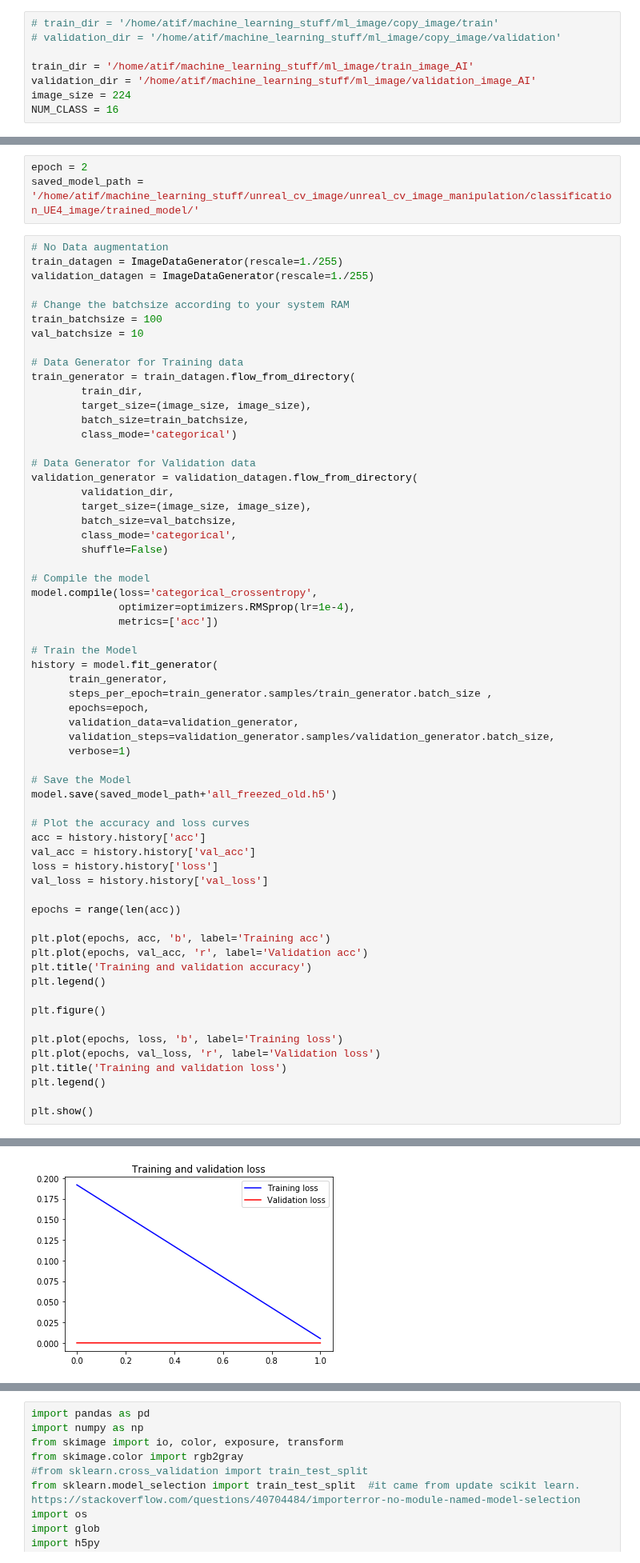
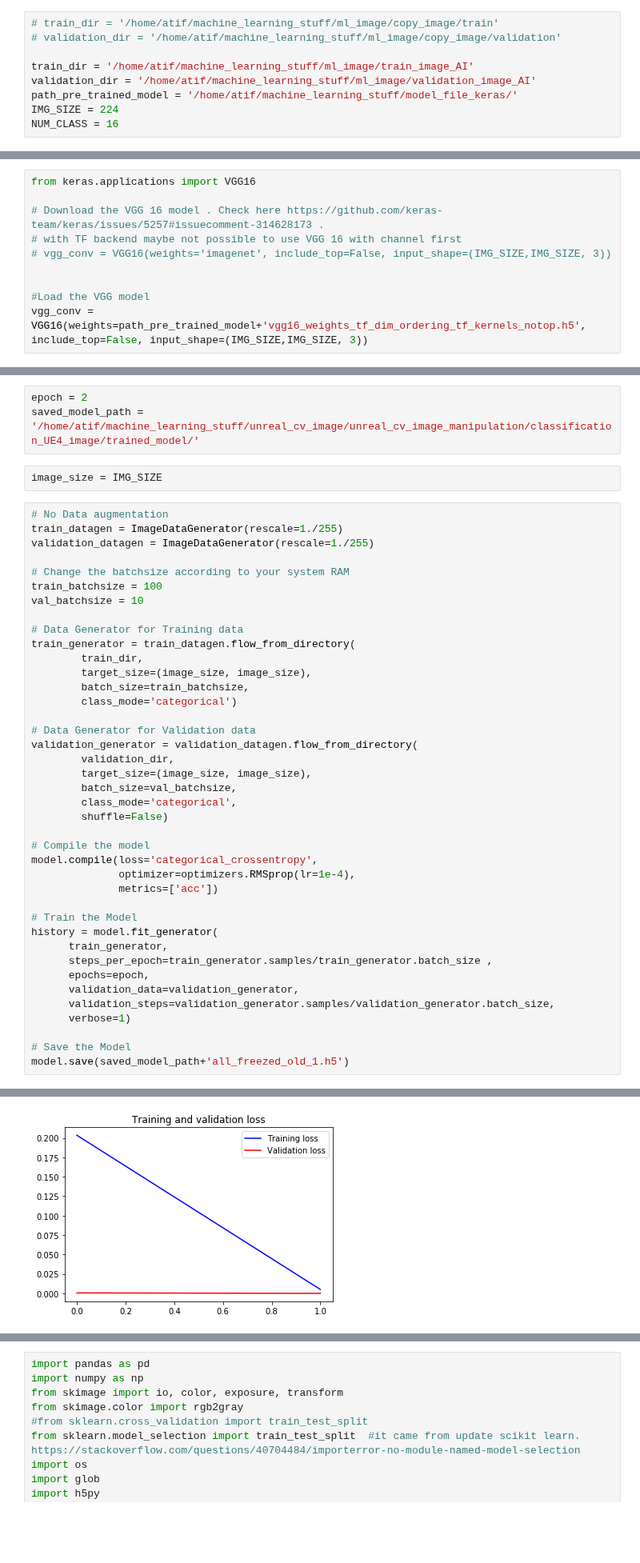
Before and after one commit to atifkarim/Implementation-of-Image-Perception-System-for-Kitchen-Utensils, a Jupyter notebook: classification_UE4_image/transfer_learning_VGG16.ipynb, the cells around one changed output, grey strips where cells are left out. Shown at 80% size. Saved outputs shown, nothing was run; the diff lists cells and outputs as text; blank space fills up the shorter version.

```diff
--- a/classification_UE4_image/transfer_learning_VGG16.ipynb
+++ b/classification_UE4_image/transfer_learning_VGG16.ipynb
@@ -11,8 +13,19 @@ from keras.preprocessing.image import ImageDataGenerator, load_img
 
 train_dir = '/home/atif/machine_learning_stuff/ml_image/train_image_AI'
 validation_dir = '/home/atif/machine_learning_stuff/ml_image/validation_image_AI'
-image_size = 224
+path_pre_trained_model = '/home/atif/machine_learning_stuff/model_file_keras/'
+IMG_SIZE = 224
 NUM_CLASS = 16
 # %% [markdown]
 # All layers are freezed. Same as pre trained weights
+# %%
+from keras.applications import VGG16
+
+# Download the VGG 16 model . Check here https://github.com/keras-team/keras/issues/5257#issuecomment-314628173 .
+# with TF backend maybe not possible to use VGG 16 with channel first
+# vgg_conv = VGG16(weights='imagenet', include_top=False, input_shape=(IMG_SIZE,IMG_SIZE, 3))
+
+
+#Load the VGG model
+vgg_conv = VGG16(weights=path_pre_trained_model+'vgg16_weights_tf_dim_ordering_tf_kernels_notop.h5', include_top=False, input_shape=(IMG_SIZE,IMG_SIZE, 3))
 # %%
@@ -72,6 +79,8 @@ _________________________________________________________________
 # %%
 epoch = 2
 saved_model_path = '/home/atif/machine_learning_stuff/unreal_cv_image/unreal_cv_image_manipulation/classification_UE4_image/trained_model/'
+# %%
+image_size = IMG_SIZE
 # %%
 # No Data augmentation
 train_datagen = ImageDataGenerator(rescale=1./255)
@@ -111,29 +120,7 @@ history = model.fit_generator(
       verbose=1)
 
 # Save the Model
-model.save(saved_model_path+'all_freezed_old.h5')
-
-# Plot the accuracy and loss curves
-acc = history.history['acc']
-val_acc = history.history['val_acc']
-loss = history.history['loss']
-val_loss = history.history['val_loss']
-
-epochs = range(len(acc))
-
-plt.plot(epochs, acc, 'b', label='Training acc')
-plt.plot(epochs, val_acc, 'r', label='Validation acc')
-plt.title('Training and validation accuracy')
-plt.legend()
-
-plt.figure()
-
-plt.plot(epochs, loss, 'b', label='Training loss')
-plt.plot(epochs, val_loss, 'r', label='Validation loss')
-plt.title('Training and validation loss')
-plt.legend()
-
-plt.show()
+model.save(saved_model_path+'all_freezed_old_1.h5')
 # %% [output]
 Found 57600 images belonging to 16 classes.
 Found 48 images belonging to 16 classes.
@@ -145 +138 @@ Epoch 2/2
-[figure, old version]
+[figure, new version]
```
Also changed, not shown: parts of 6 cells of this notebook, 1 other file.
